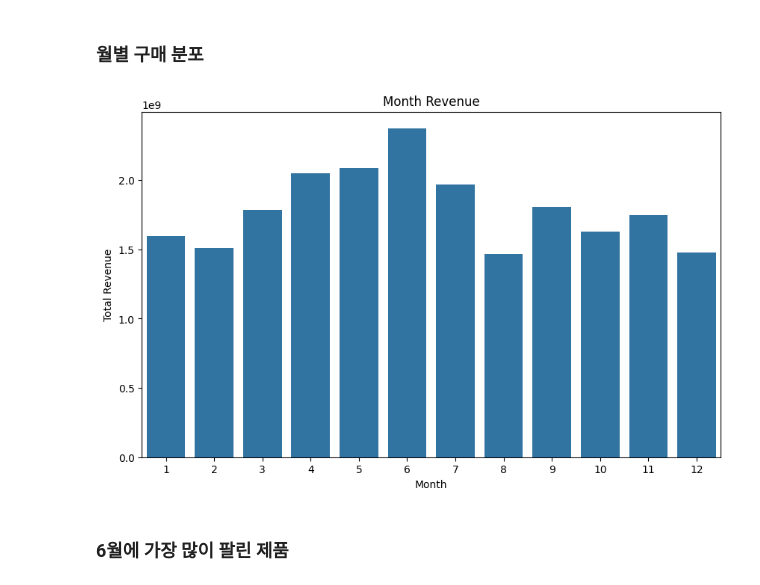
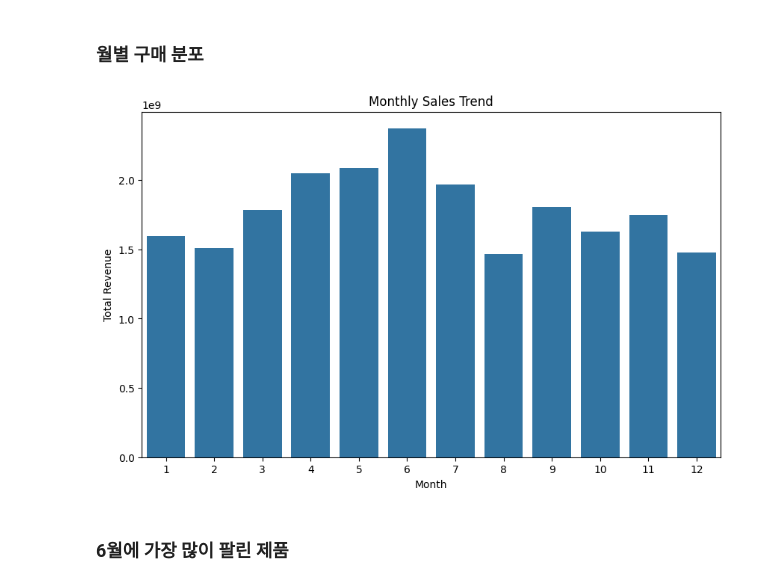
Before and after one commit to leegolem/data-commando-project, a Jupyter notebook: notebooks/member3/260126_table_join(3).ipynb, the cells around one changed output. Saved outputs shown, nothing was run; the diff lists cells and outputs as text; code cells hidden in the pictures.

```diff
--- a/notebooks/member3/260126_table_join(3).ipynb
+++ b/notebooks/member3/260126_table_join(3).ipynb
@@ -286,15 +286,15 @@ plt.show()
 # %% [markdown]
 ### 월별 구매 분포
 # %%
-month_revenue = merged_df.groupby('Month')['Revenue'].sum().reset_index()
+monthly_revenue = merged_df.groupby('Month')['Revenue'].sum().reset_index()
 
 plt.figure(figsize=(10, 6))
-sns.barplot(data=month_revenue, x='Month', y='Revenue')
-plt.title('Month Revenue')
+sns.barplot(data=monthly_revenue, x='Month', y='Revenue')
+plt.title('Monthly Sales Trend')
 plt.ylabel('Total Revenue')
 plt.show()
 # %% [output]
-[figure, old version]
+[figure, new version]
 # %% [markdown]
 ### 6월에 가장 많이 팔린 제품
 # %%
```
Also changed, not shown: parts of 30 cells of this notebook, 1 other file.
